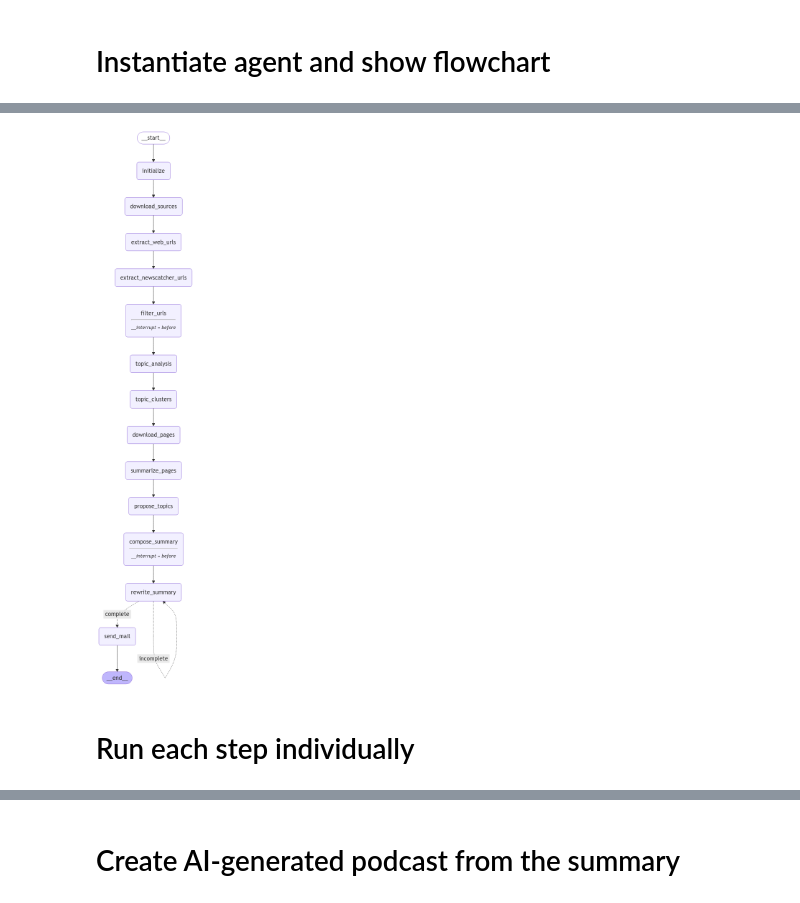
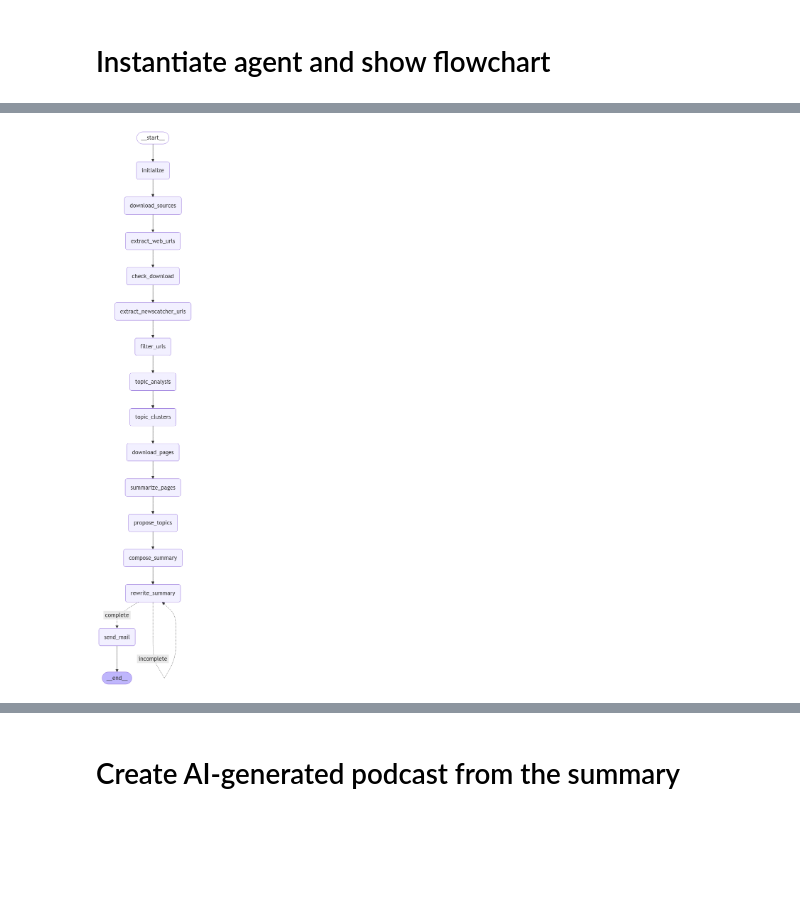
Before and after one commit to druce/AInewsbot, a Jupyter notebook: AInewsbot_langgraph.ipynb, the cells around one changed output, grey strips where cells are left out. Cells and saved outputs as stored; diff of their text form; code cells hidden in the pictures; blank space fills up the shorter version.

Commit message:
add check download

```diff
--- a/AInewsbot_langgraph.ipynb
+++ b/AInewsbot_langgraph.ipynb
@@ -330,6 +369,7 @@ def fn_download_sources(state: AgentState) -> AgentState:
         # empty download directories
         delete_files(DOWNLOAD_DIR)
         delete_files(PAGES_DIR)
+        delete_files(SCREENSHOT_DIR)
 
         # save each file specified from sources
         log(f"Saving HTML files using {N_BROWSERS} browsers")
@@ -1018,7 +1069,7 @@ def fn_topic_clusters(state: AgentState) -> AgentState:
                                                  if i < len(state["cluster_topics"])
                                                  else "")
     state["AIdf"] = AIdf.to_dict(orient='records')
-    print(state["cluster_topics"])
+    log(state["cluster_topics"])
     return state
 
 # TODO: could add a quality rating for stories based on site reputation, length, complexity of story
@@ -1363,6 +1415,7 @@ class Agent:
         graph_builder.add_node("initialize", self.initialize)
         graph_builder.add_node("download_sources", self.download_sources)
         graph_builder.add_node("extract_web_urls", self.extract_web_urls)
+        graph_builder.add_node("check_download", self.check_download)
         graph_builder.add_node("extract_newscatcher_urls", self.extract_newscatcher_urls)
         graph_builder.add_node("filter_urls", self.filter_urls)
         graph_builder.add_node("topic_analysis", self.topic_analysis)
@@ -1377,7 +1430,8 @@ class Agent:
         graph_builder.add_edge(START, "initialize")
         graph_builder.add_edge("initialize", "download_sources")
         graph_builder.add_edge("download_sources", "extract_web_urls")
-        graph_builder.add_edge("extract_web_urls", "extract_newscatcher_urls")
+        graph_builder.add_edge("extract_web_urls", "check_download")
+        graph_builder.add_edge("check_download", "extract_newscatcher_urls")
         graph_builder.add_edge("extract_newscatcher_urls", "filter_urls")
         graph_builder.add_edge("filter_urls", "topic_analysis")
         graph_builder.add_edge("topic_analysis", "topic_clusters")
@@ -1397,8 +1451,8 @@ class Agent:
 #         self.conn = sqlite3.connect('lg_checkpointer.db')
 #         self.checkpointer = SqliteSaver(conn=self.conn)
         self.checkpointer = MemorySaver()
-        graph = graph_builder.compile(checkpointer=self.checkpointer,
-                                      interrupt_before=["filter_urls", "compose_summary",])
+        graph = graph_builder.compile(checkpointer=self.checkpointer,)
+#                                      interrupt_before=["filter_urls", "compose_summary",])
         self.graph = graph
 
 
@@ -1412,6 +1466,10 @@ class Agent:
 
     def extract_web_urls(self, state: AgentState) -> AgentState:
         self.state = fn_extract_urls(state)
+        return self.state
+
+    def check_download(self, state: AgentState) -> AgentState:
+        self.state = fn_check_downloads(state)
         return self.state
 
     def extract_newscatcher_urls(self, state: AgentState) -> AgentState:
@@ -1481,34 +1539,35 @@ class Agent:
 # %% [markdown]
 # Instantiate agent and show flowchart
 # %%
-do_download = True
+do_download = False
 before_date = ''
 # before_date = '2024-11-11 017:00:00'
 # use everything since this date even if already seen
 # like if you want to rerun it for any reason after sqlite updated
 
-# initial state
-state = AgentState(
-    {'AIdf': [{}],
-    'before_date': before_date,
-    'do_download': do_download,
-    'sources': {},
-    'sources_reverse': {},
-    'bullets': '',
-    'summary': '',
-    'cluster_topics': [],
-    'topics_str': '',
-    'n_edits': 0,
-    'edit_complete': False,
-    }
-)
 
-# Configuration with thread ID for checkpointing
-# Generate a random UUID
-thread_id = uuid.uuid4().hex
-config = {"configurable": {"thread_id": thread_id}}
+def initialize_agent(do_download, before_date):
+    # initial state
+    state = AgentState({
+        'AIdf': [{}],
+        'before_date': before_date,
+        'do_download': do_download,
+        'sources': {},
+        'sources_reverse': {},
+        'bullets': '',
+        'summary': '',
+        'cluster_topics': [],
+        'topics_str': '',
+        'n_edits': 0,
+        'edit_complete': False,
+    })
+    thread_id = uuid.uuid4().hex
+    log(f"Initializing with before_date={state.get('before_date')}, do_download={do_download}, thread_id={thread_id}"
+        )
+    return state, Agent(state), thread_id
 
-log(f"Initializing with before_date={state.get('before_date')}, do_download={do_download}, thread_id={thread_id}")
-lg_agent = Agent(state)
+
+state, lg_agent, thread_id = initialize_agent(do_download, before_date)
+
 display(Image(lg_agent.graph.get_graph().draw_mermaid_png()))
 # %% [output]
@@ -1516,3 +1575 @@ display(Image(lg_agent.graph.get_graph().draw_mermaid_png()))
-[figure, old version]
+[figure, new version]
-# %% [markdown]
-# Run each step individually
```
Also changed, not shown: parts of 79 cells of this notebook, 4 other files.
